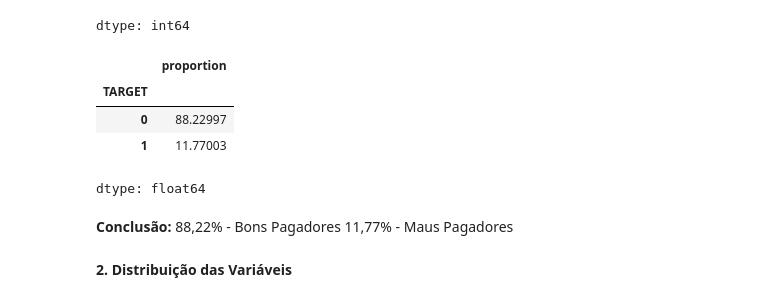
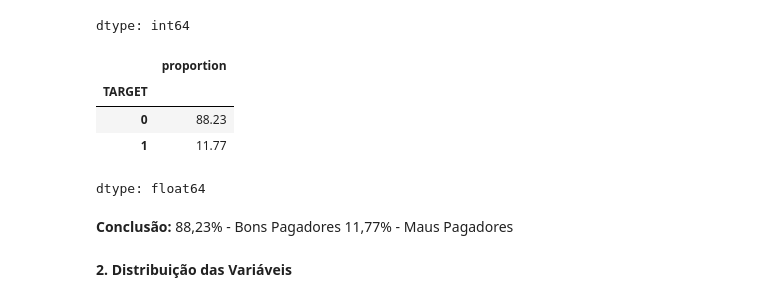
Before and after one commit to marciapaulasv-coder/TechChalenge, a Jupyter notebook: 01_eda.ipynb, the cells around one changed output. Cells and saved outputs as stored; diff of their text form; code cells hidden in the pictures.

```diff
--- a/01_eda.ipynb
+++ b/01_eda.ipynb
@@ -295,15 +271,15 @@ df['TARGET'].value_counts()
 | 1 | 4291 |
 dtype: int64
 # %%
-df['TARGET'].value_counts(normalize=True) * 100
+(df['TARGET'].value_counts(normalize=True) * 100).round(2)
 # %% [output]
 |  | proportion |
 | TARGET |  |
-| 0 | 88.22997 |
-| 1 | 11.77003 |
+| 0 | 88.23 |
+| 1 | 11.77 |
 dtype: float64
 # %% [markdown]
-**Conclusão:** 88,22% - Bons Pagadores
+**Conclusão:** 88,23% - Bons Pagadores
                11,77% - Maus Pagadores
 # %%
 df['PERFIL'] = df['TARGET'].map({0: 'Bom Pagador', 1: 'Mau Pagador'})
```
Also changed, not shown: parts of 10 cells of this notebook.
